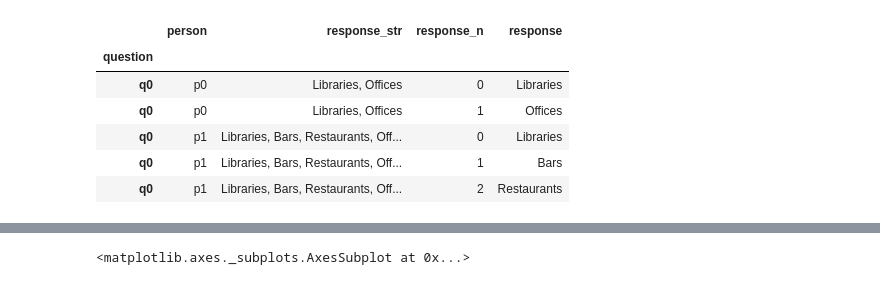
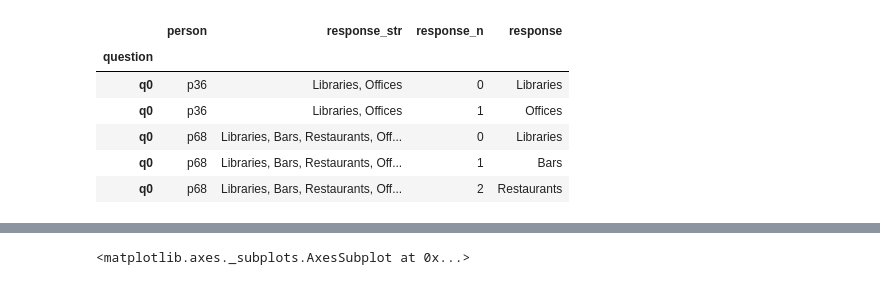
Before and after one commit to madison-python/new-meetup-survey, a Jupyter notebook: 3-visualizing-survey-results.ipynb, the cells around one changed output, grey strips where cells are left out. Cells and saved outputs as stored; diff of their text form; code cells hidden in the pictures.

Commit message:
Unify column renaming across responses and questions

```diff
--- a/madpy-survey-responses.ipynb
+++ b/3-visualizing-survey-results.ipynb
@@ -1,16 +1,16 @@
 # %%
 %matplotlib inline
 import pandas
 import seaborn
 import google_survey
 
-responses = pandas.read_csv('responses-tidied.csv').set_index('question')
+responses = pandas.read_csv('responses.csv').set_index('question')
 responses.head()
 # %% [output]
 |  | person | response_str | response_n | response |
 | question |  |  |  |  |
-| q0 | p0 | Libraries, Offices | 0 | Libraries |
-| q0 | p0 | Libraries, Offices | 1 | Offices |
-| q0 | p1 | Libraries, Bars, Restaurants, Off... | 0 | Libraries |
-| q0 | p1 | Libraries, Bars, Restaurants, Off... | 1 | Bars |
-| q0 | p1 | Libraries, Bars, Restaurants, Off... | 2 | Restaurants |
+| q0 | p36 | Libraries, Offices | 0 | Libraries |
+| q0 | p36 | Libraries, Offices | 1 | Offices |
+| q0 | p68 | Libraries, Bars, Restaurants, Off... | 0 | Libraries |
+| q0 | p68 | Libraries, Bars, Restaurants, Off... | 1 | Bars |
+| q0 | p68 | Libraries, Bars, Restaurants, Off... | 2 | Restaurants |
```
Also changed, not shown: parts of 3 cells of this notebook, 6 other files.
